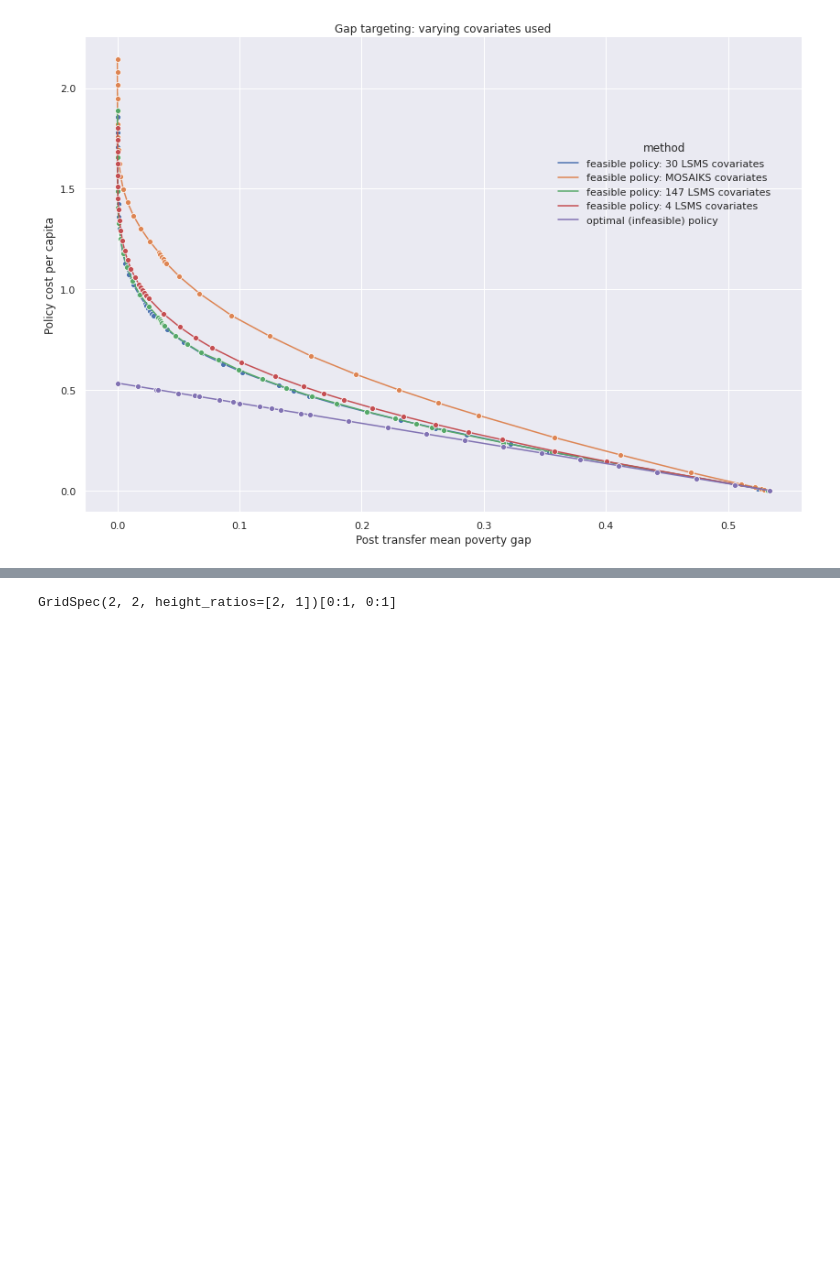
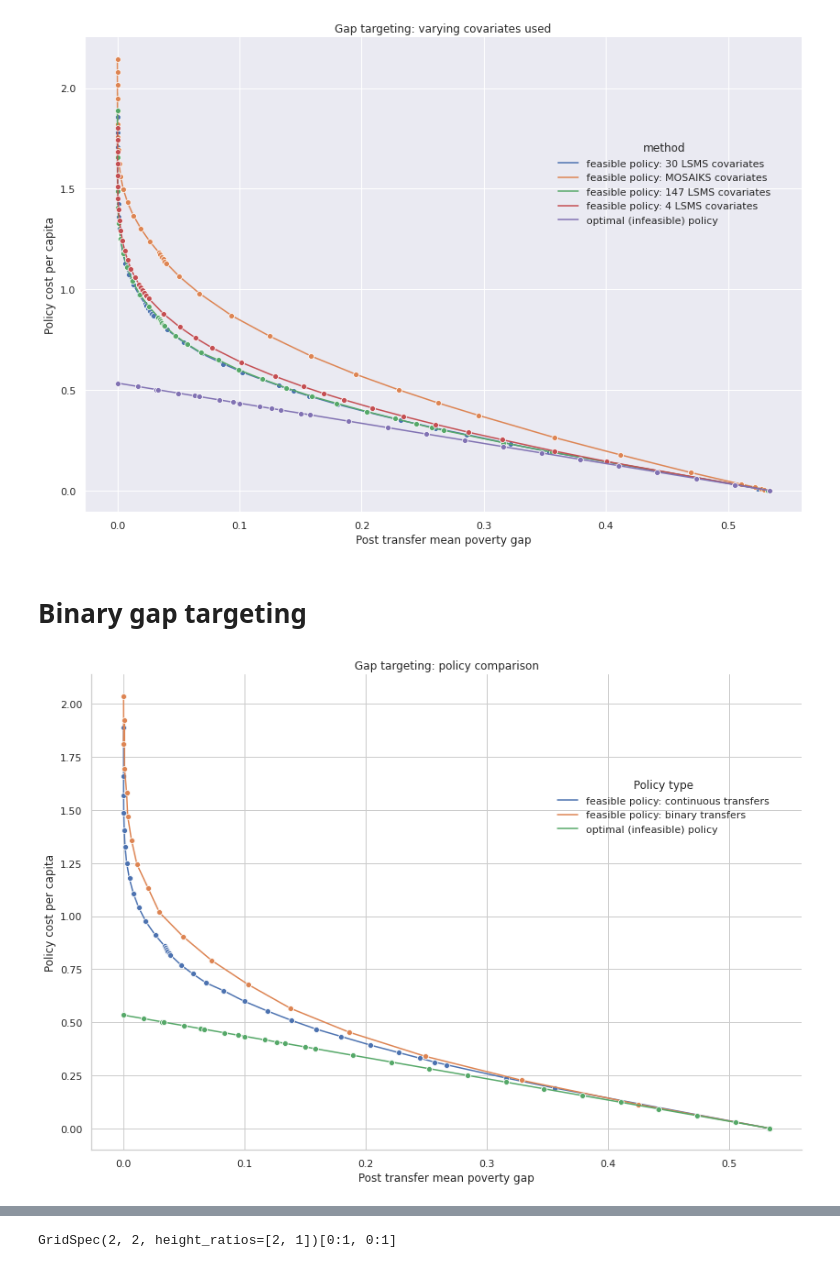
Before and after one commit to lselker13/eop, a Jupyter notebook: run_simulations/plot_malawi.ipynb, the cells around one changed output, grey strips where cells are left out. Drawn from its saved outputs; the diff is of its cells as text; code cells hidden in the pictures; blank space fills up the shorter version.

```diff
--- a/run_simulations/plot_malawi.ipynb
+++ b/run_simulations/plot_malawi.ipynb
@@ -642,4 +642,39 @@ fg.set(
 sns.move_legend(fg, "upper right",bbox_to_anchor=(.75,.8))
 # %% [output]
 [figure]
+# %% [markdown]
+# Binary gap targeting
+# %%
+continuous_gap = pd.read_csv(results_path / 'top_line' / 'continuous_gap' / 'malawi.csv')
+
+binary_gap = pd.read_csv(results_path / 'binary_gap' / 'malawi.csv')
+
+oracle_gap = pd.read_csv(results_path / 'top_line' / 'oracle_gap' / 'malawi.csv')
+
+gap_comparison = pd.concat((continuous_gap, binary_gap, oracle_gap))
+gap_comparison.drop_duplicates(
+    subset=[
+        'policy_type', 'unconditional_tolerance', 'conditional_tolerance', 'd', 'nclass',
+        'features', 'budget', 'lambda',
+    ],
+    keep='last', inplace=True
+)
+
+gap_comparison.policy_type = gap_comparison.policy_type.map({
+    'gap': 'feasible policy: continuous transfers', 'binary_gap': 'feasible policy: binary transfers',
+    'oracle_gap': 'optimal (infeasible) policy', 'no_information_gap': 'uniform transfers'
+})
+to_plot = gap_comparison.copy()
+
+to_plot.rename(columns={'policy_type': 'Policy type'}, inplace=True)
+sns.set_style("whitegrid")
+
+fg = relplot(
+    data=to_plot, x='post_transfer_poverty_gap', y='policy_cost_per_capita',
+    hue='Policy type', kind='line', marker='o', height=8, aspect=12/8
+)
+fg.set(xlabel='Post transfer mean poverty gap', ylabel='Policy cost per capita', title='Gap targeting: policy comparison')
+sns.move_legend(fg, "upper right",bbox_to_anchor=(.75,.8))
+# %% [output]
+[figure, added]
 # %% [markdown]
```
Also changed, not shown: parts of 1 cell of this notebook, 3 other files.
